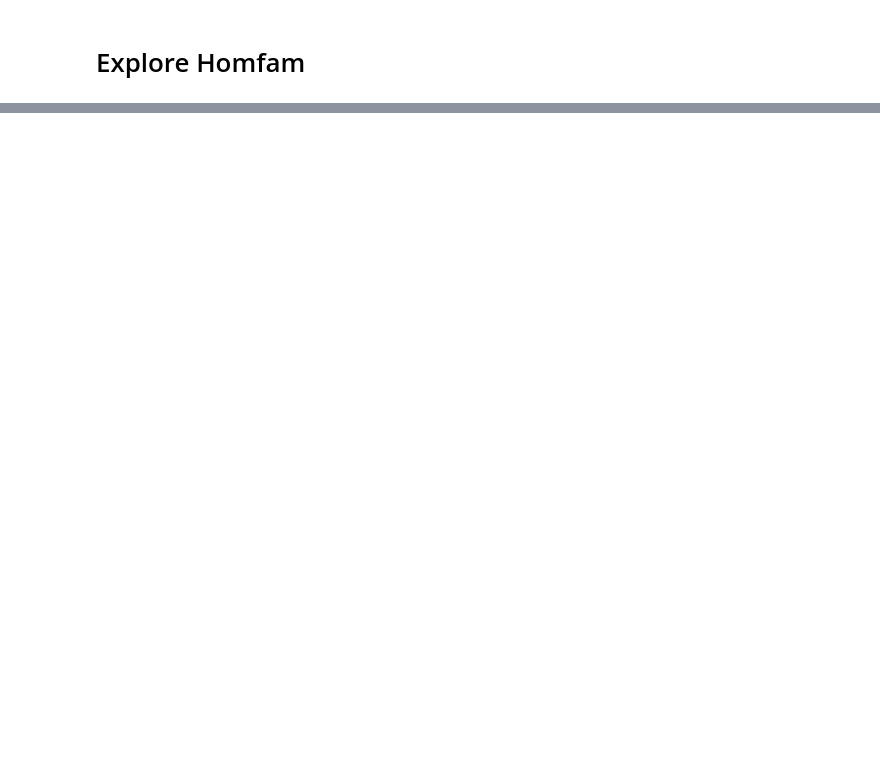
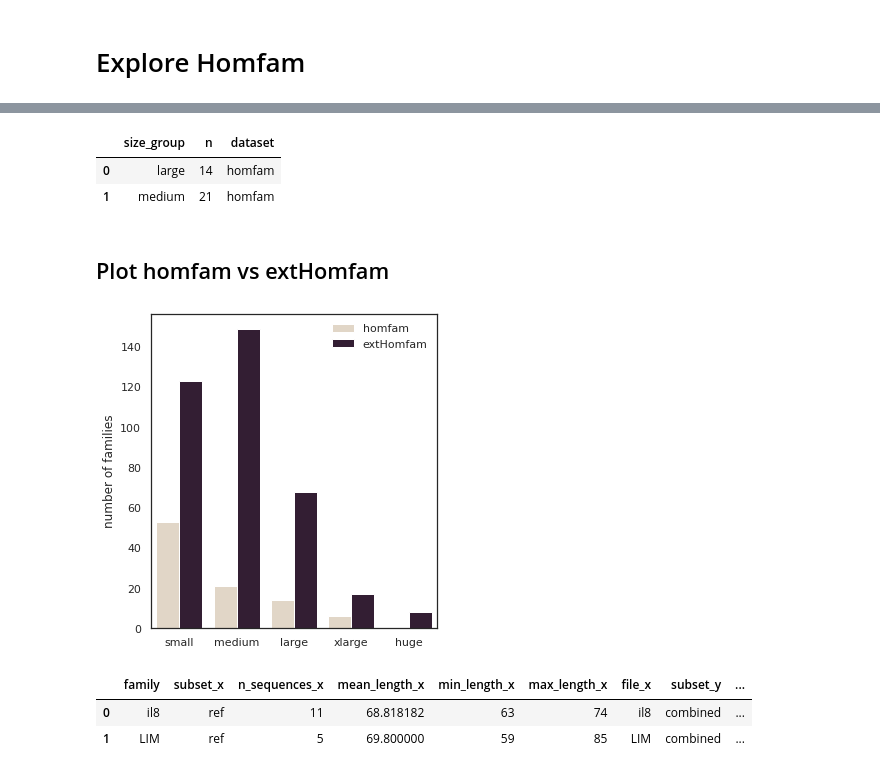
Before and after one commit to luisas/nf_structural_regression, a Jupyter notebook: notebook/00_HomFam.ipynb, the cells around one changed output, grey strips where cells are left out. Drawn from its saved outputs; the diff is of its cells as text; code cells hidden in the pictures; blank space fills up the shorter version.

```diff
--- a/notebook/00_HomFam.ipynb
+++ b/notebook/00_HomFam.ipynb
@@ -83,0 +136,43 @@ summary_homfam_merged["perc_ref_total"] = (summary_homfam_merged.n_sequences_x *
+# %%
+df_size_homfam = pd.DataFrame(summary_homfam_combined.groupby("size_group").size()).reset_index()
+df_size_homfam = df_size_homfam.rename(columns={0: "n"})
+df_size_homfam["dataset"] = "homfam"
+df_size_homfam['size_group'] = pd.Categorical(
+    df_size_homfam['size_group'],
+    categories=["small", "medium", "large", "xlarge", "huge"],
+    ordered=True
+)
+# %%
+## Merge
+df_size = pd.concat([df_size_homfam, df_size_exthomfam])
+df_size.head(2)
+# %% [output]
+|  | size_group | n | dataset |
+| 0 | large | 14 | homfam |
+| 1 | medium | 21 | homfam |
+# %% [markdown]
+## Plot homfam vs extHomfam
+# %%
+# ------------ Number of sequences -------------
+
+sns.set_theme(style="white")
+sns.set_context("notebook")
+
+# Initialize the matplotlib figure
+f, ax = plt.subplots(figsize=(5, 5))
+
+
+# Plot the total crashes
+sns.set_color_codes("deep")
+sns.barplot(x="size_group", y="n", data=df_size,
+            hue="dataset", palette="ch:.25")
+
+# Add a legend and informative axis label
+ax.legend(ncol=1, loc="upper right", frameon=False)
+ax.set(xlabel="")
+ax.set(ylabel="number of families")
+#sns.despine(left=True, bottom=True)
+f.tight_layout()
+plt.savefig(os.path.join(outdir, "00_nFamilies.pdf"))
+# %% [output]
+[figure, added]
@@ -83,0 +190,6 @@ summary_homfam_merged["perc_ref_total"] = (summary_homfam_merged.n_sequences_x *
+# %%
+summary_homfam.head(2)
+# %% [output]
+|  | family | subset_x | n_sequences_x | mean_length_x | min_length_x | max_length_x | file_x | subset_y | ... |
+| 0 | il8 | ref | 11 | 68.818182 | 63 | 74 | il8 | combined | ... |
+| 1 | LIM | ref | 5 | 69.800000 | 59 | 85 | LIM | combined | ... |
```
Also changed, not shown: parts of 38 cells of this notebook, 16 other files.
